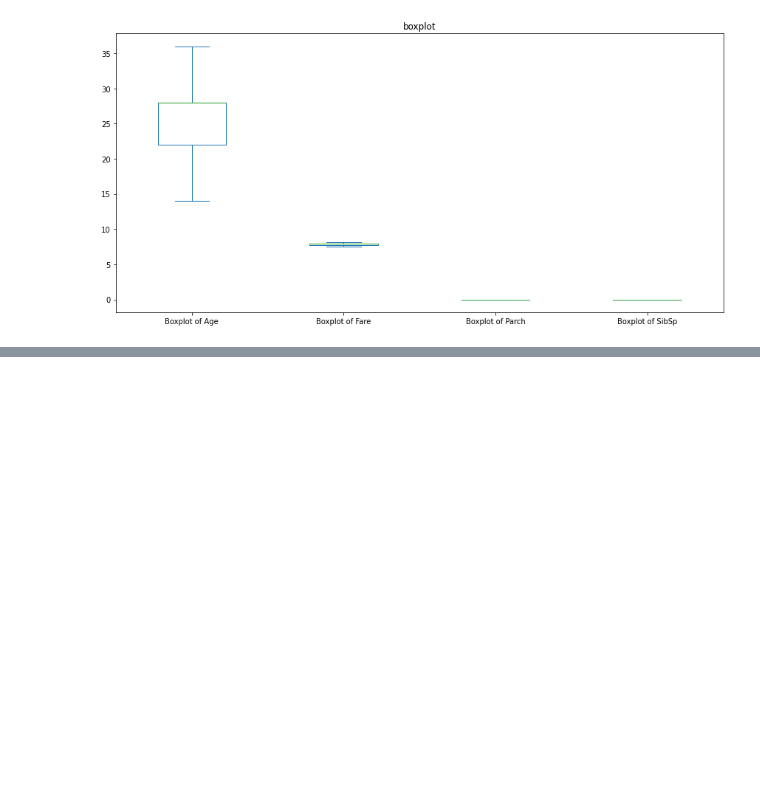
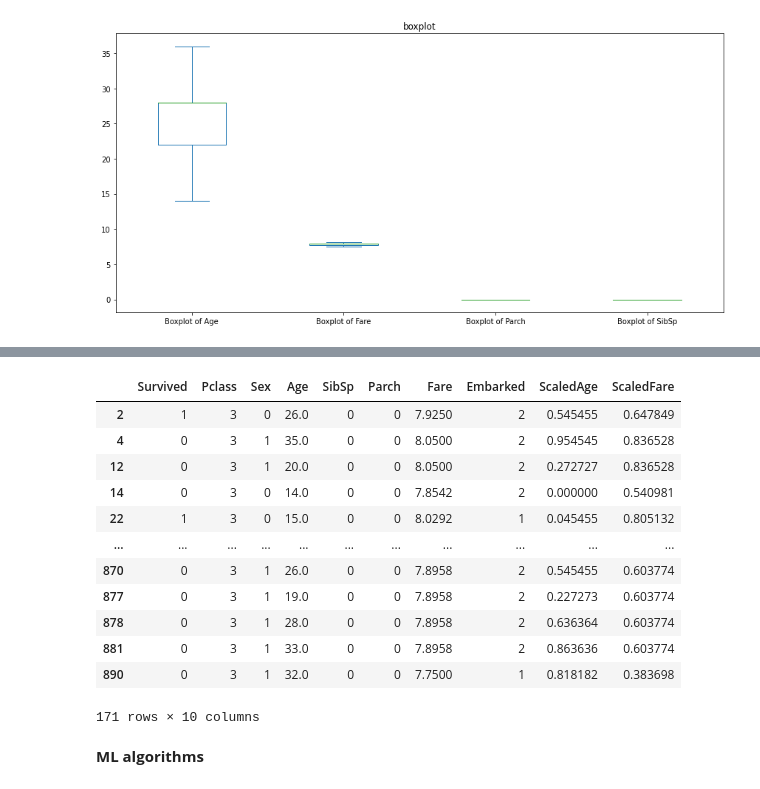
Before and after one commit to arjunksreedhar/assignment, a Jupyter notebook: week 15 lark activity.ipynb, the cells around one changed output, grey strips where cells are left out. Cells and saved outputs as stored; diff of their text form; code cells hidden in the pictures; blank space fills up the shorter version.

```diff
--- a/week 15 lark activity.ipynb
+++ b/week 15 lark activity.ipynb
@@ -371,0 +140,16 @@ Accuracy score of Random Forest Classifier Model is, 0.88
+# %%
+data
+# %% [output]
+|  | Survived | Pclass | Sex | Age | SibSp | Parch | Fare | Embarked | ScaledAge | ScaledFare |
+| 2 | 1 | 3 | 0 | 26.0 | 0 | 0 | 7.9250 | 2 | 0.545455 | 0.647849 |
+| 4 | 0 | 3 | 1 | 35.0 | 0 | 0 | 8.0500 | 2 | 0.954545 | 0.836528 |
+| 12 | 0 | 3 | 1 | 20.0 | 0 | 0 | 8.0500 | 2 | 0.272727 | 0.836528 |
+| 14 | 0 | 3 | 0 | 14.0 | 0 | 0 | 7.8542 | 2 | 0.000000 | 0.540981 |
+| 22 | 1 | 3 | 0 | 15.0 | 0 | 0 | 8.0292 | 1 | 0.045455 | 0.805132 |
+| ... | ... | ... | ... | ... | ... | ... | ... | ... | ... | ... |
+| 870 | 0 | 3 | 1 | 26.0 | 0 | 0 | 7.8958 | 2 | 0.545455 | 0.603774 |
+| 877 | 0 | 3 | 1 | 19.0 | 0 | 0 | 7.8958 | 2 | 0.227273 | 0.603774 |
+| 878 | 0 | 3 | 1 | 28.0 | 0 | 0 | 7.8958 | 2 | 0.636364 | 0.603774 |
+| 881 | 0 | 3 | 1 | 33.0 | 0 | 0 | 7.8958 | 2 | 0.863636 | 0.603774 |
+| 890 | 0 | 3 | 1 | 32.0 | 0 | 0 | 7.7500 | 1 | 0.818182 | 0.383698 |
+171 rows × 10 columns
@@ -371,0 +163,2 @@ Accuracy score of Random Forest Classifier Model is, 0.88
+# %% [markdown]
+**ML algorithms**
```
Also changed, not shown: parts of 29 cells of this notebook.
